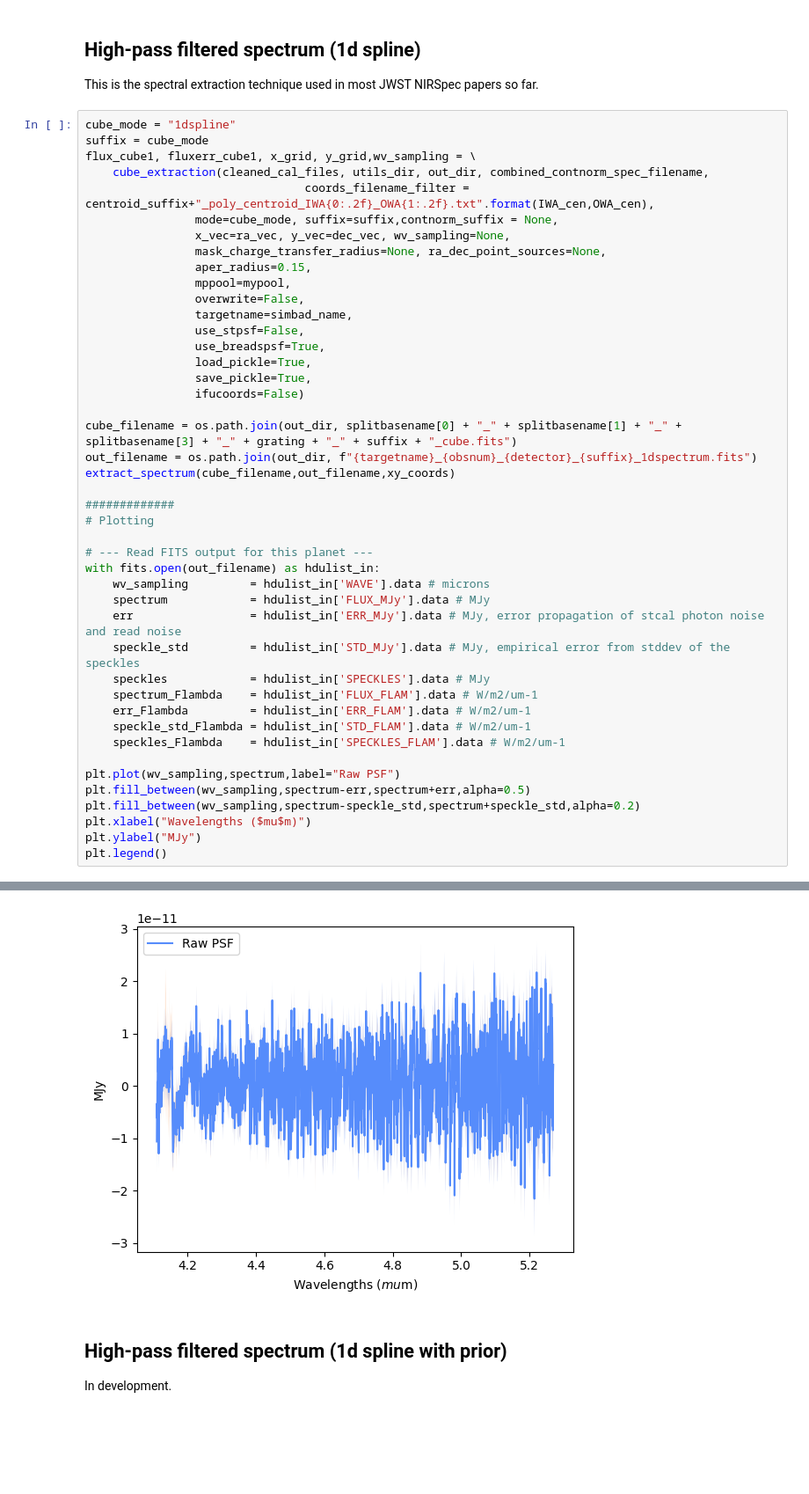
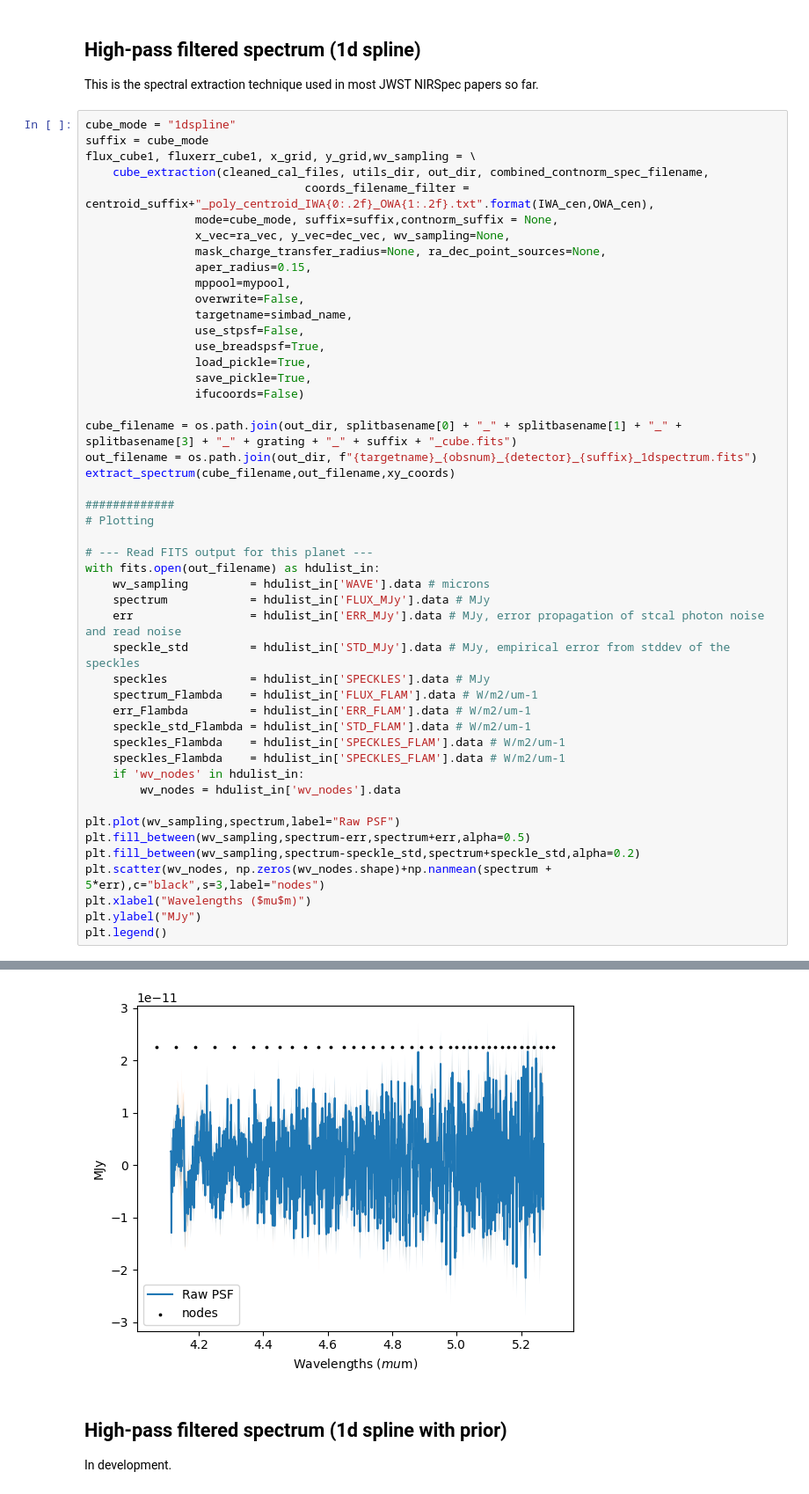
Before and after one commit to jruffio/breads, a Jupyter notebook: docs/source/tutorials/jwst/tutorial_HIP65426b.ipynb, the cells around one changed output, grey strips where cells are left out. Shown at 88% size. Cells and saved outputs as stored; diff of their text form; blank space fills up the shorter version.

Commit message:
fix SNR maps and astrometry. wv_nodes now saved in fits files of spectra. small doc updates.

```diff
--- a/docs/source/tutorials/jwst/tutorial_HIP65426b.ipynb
+++ b/docs/source/tutorials/jwst/tutorial_HIP65426b.ipynb
@@ -666,34 +674,38 @@ flux_cube1, fluxerr_cube1, x_grid, y_grid,wv_sampling = \
                 save_pickle=True,
                 ifucoords=False)
 
 cube_filename = os.path.join(out_dir, splitbasename[0] + "_" + splitbasename[1] + "_" + splitbasename[3] + "_" + grating + "_" + suffix + "_cube.fits")
 out_filename = os.path.join(out_dir, f"{targetname}_{obsnum}_{detector}_{suffix}_1dspectrum.fits")
 extract_spectrum(cube_filename,out_filename,xy_coords)
 
 #############
 # Plotting
 
 # --- Read FITS output for this planet ---
 with fits.open(out_filename) as hdulist_in:
     wv_sampling         = hdulist_in['WAVE'].data # microns
     spectrum            = hdulist_in['FLUX_MJy'].data # MJy
     err                 = hdulist_in['ERR_MJy'].data # MJy, error propagation of stcal photon noise and read noise
     speckle_std         = hdulist_in['STD_MJy'].data # MJy, empirical error from stddev of the speckles
     speckles            = hdulist_in['SPECKLES'].data # MJy
     spectrum_Flambda    = hdulist_in['FLUX_FLAM'].data # W/m2/um-1
     err_Flambda         = hdulist_in['ERR_FLAM'].data # W/m2/um-1
     speckle_std_Flambda = hdulist_in['STD_FLAM'].data # W/m2/um-1
     speckles_Flambda    = hdulist_in['SPECKLES_FLAM'].data # W/m2/um-1
+    speckles_Flambda    = hdulist_in['SPECKLES_FLAM'].data # W/m2/um-1
+    if 'wv_nodes' in hdulist_in:
+        wv_nodes = hdulist_in['wv_nodes'].data
 
 plt.plot(wv_sampling,spectrum,label="Raw PSF")
 plt.fill_between(wv_sampling,spectrum-err,spectrum+err,alpha=0.5)
 plt.fill_between(wv_sampling,spectrum-speckle_std,spectrum+speckle_std,alpha=0.2)
+plt.scatter(wv_nodes, np.zeros(wv_nodes.shape)+np.nanmean(spectrum + 5*err),c="black",s=3,label="nodes")
 plt.xlabel("Wavelengths ($mu$m)")
 plt.ylabel("MJy")
 plt.legend()
 # %% [output]
 <matplotlib.legend.Legend at 0x...>
-[figure, old version]
+[figure, new version]
 # %% [markdown]
 ## High-pass filtered spectrum (1d spline with prior)
 
```
Also changed, not shown: parts of 6 cells of this notebook, 6 other files.
